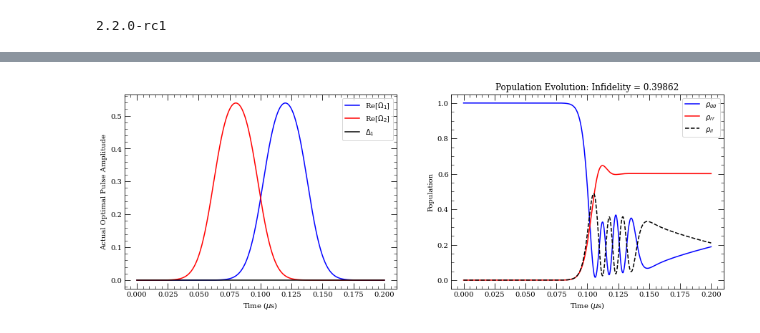
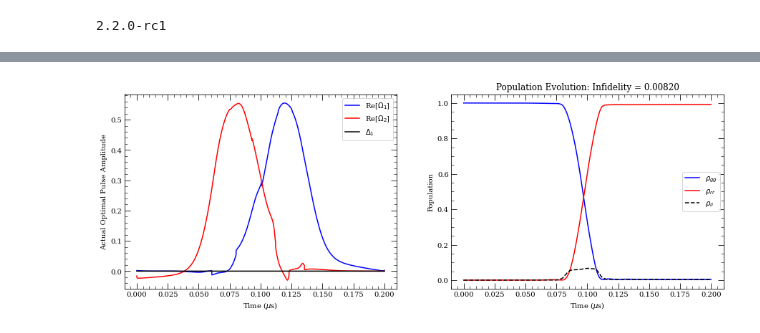
Before and after one commit to IQC-Numerical-Control-Engineering/Test, a Jupyter notebook: TF_GRAPE 3 Level_MESolve.ipynb, the cells around one changed output, grey strips where cells are left out. Saved outputs shown, nothing was run; the diff lists cells and outputs as text; code cells hidden in the pictures.

```diff
--- a/TF_GRAPE 3 Level_MESolve.ipynb
+++ b/TF_GRAPE 3 Level_MESolve.ipynb
@@ -357,8 +372,7 @@ def MEsolve_5lvl_t(time, argsME5lvl):
     H2 = -1/2 * Rabi_2 * (sig_ir + sig_ir.dag())
 
     ####TEST
-    # H = [H0, [H0_Delta, Delta_1_Pulse], [H1, Rabi_1_Pulse], [H2, Rabi_2_Pulse]]
-    H = [H0, [H1, Rabi_1_Pulse], [H2, Rabi_2_Pulse]]
+    H = [H0, [H0_Delta, Delta_1_Pulse], [H1, Rabi_1_Pulse], [H2, Rabi_2_Pulse]]
 
     #Solve master equation (ME): (4 level system) with time dependent phases on each Rabi frequency
     result = mesolve(H, psi0, time,  Decay_ops, [sig_rr, sig_ii, sig_gg], args = args) #Finds expectation of p_rr and p_ii and p_gg
@@ -368,48 +382,48 @@ def Rabi_Pulse_Gaussian_2_tanh(t, args):
     return 1/np.sqrt(2) * np.tanh(np.exp(-(t - args['t_f']/2 + args['tau']/2)**2/(args['sigma']**2)))
 def Rabi_Pulse_Gaussian_1_tanh(t, args):
     return 1/np.sqrt(2) * np.tanh(np.exp(-(t - args['t_f']/2 - args['tau']/2)**2/(args['sigma']**2)))
-args_pulses = {'Rabi_01': Rabi_1, 'Rabi_02': Rabi_2, 't_f': t_f, 'tau': tau, 'sigma': sigma, 'Delta_1': Delta_1} #Blue Rabi_1
+args_pulses = {'Rabi_01': Rabi_1, 'Rabi_02': Rabi_2, 't_f': t_f, 'tau': tau, 'sigma': sigma, 'Delta_1': Delta_1}
 
 #Set actual pulse amplitudes (tanh(ctrl_amplitudes))
-Rabi_1_Pulse_opt = 1/np.sqrt(2) * np.tanh(ctrl_amplitudes_initial[:,1])
+Rabi_1_Pulse_opt = 1/np.sqrt(2) * np.tanh(ctrl_amplitudes_final[:,1])
 Rabi_1_Pulse_opt_S = Cubic_Spline(tlist[0], tlist[-1], Rabi_1_Pulse_opt) #interpolated data for time evolution
 
-Rabi_2_Pulse_opt = 1/np.sqrt(2) * np.tanh(ctrl_amplitudes_initial[:,3])
+Rabi_2_Pulse_opt = 1/np.sqrt(2) * np.tanh(ctrl_amplitudes_final[:,3])
 Rabi_2_Pulse_opt_S = Cubic_Spline(tlist[0], tlist[-1], Rabi_2_Pulse_opt)
 
-Delta_1_opt = 1/np.sqrt(2) * np.tanh(ctrl_amplitudes_initial[:,0])
+Delta_1_opt = 1/np.sqrt(2) * np.tanh(ctrl_amplitudes_final[:,0])
 Delta_1_opt_S = Cubic_Spline(tlist[0], tlist[-1], Delta_1_opt)
 
 ####TEST
-# argsME5lvl = [Rabi_1_Pulse_opt_S, Rabi_2_Pulse_opt_S, Delta_1_opt_S, del_total, Gamma_ig, Gamma_ri, Gamma_rrp, Gamma_rgp]
-argsME5lvl = [args_pulses, Rabi_Pulse_Gaussian_1_tanh, Rabi_Pulse_Gaussian_2_tanh, Delta_1, del_total, Gamma_ig, Gamma_ri, Gamma_rrp, Gamma_rgp]
+argsME5lvl = [args_pulses, Rabi_1_Pulse_opt_S, Rabi_2_Pulse_opt_S, Delta_1_opt_S, del_total, Gamma_ig, Gamma_ri, Gamma_rrp, Gamma_rgp]
+# argsME5lvl = [args_pulses, Rabi_Pulse_Gaussian_1_tanh, Rabi_Pulse_Gaussian_2_tanh, Delta_1, del_total, Gamma_ig, Gamma_ri, Gamma_rrp, Gamma_rgp]
 
 #Plot pulse shape:
 fig, (ax1, ax2) = plt.subplots(1, 2,figsize=(15,5))
-ax1.plot(tlist/us, Rabi_Pulse_Gaussian_1_tanh(tlist, args_pulses), 'b', label = r'Re[$\Omega_1$]')
-ax1.plot(tlist/us, Rabi_Pulse_Gaussian_2_tanh(tlist, args_pulses), 'r', label = r'Re[$\Omega_2$]')
-ax1.plot(tlist/us, Delta_1_opt_S(tlist), 'k', label = r'$\Delta_1$')
+ax1.plot(tlist/us, Rabi_1_Pulse_opt, 'b', label = r'Re[$\Omega_1$]')
+ax1.plot(tlist/us, Rabi_2_Pulse_opt, 'r', label = r'Re[$\Omega_2$]')
+ax1.plot(tlist/us, Delta_1_opt, 'k', label = r'$\Delta_1$')
 
 ax1.set_xlabel(r'Time ($\mu$s)');
 ax1.set_ylabel(r'Actual Optimal Pulse Amplitude');
 
 ax1.legend();
 
 # #Solve Master Equation:
 result = MEsolve_5lvl_t(tlist, argsME5lvl)
 p_rr = result.expect[0]
 p_ii = result.expect[1]
 p_gg = result.expect[2]
 
 #Plot population evolution:
 ax2.plot(tlist/us, p_gg, 'b', label = r'$\rho_{gg}$')
 ax2.plot(tlist/us, p_rr, 'r', label = r'$\rho_{rr}$')
 ax2.plot(tlist/us, p_ii, 'k--', label = r'$\rho_{ii}$')
 
 ax2.set_xlabel(r'Time ($\mu$s)');
 ax2.set_ylabel(r'Population');
 ax2.set_title(r'Population Evolution: Infidelity = %.5f' %(1 - p_rr[-1]));
 
 ax2.legend();
 # %% [output]
-[figure, old version]
+[figure, new version]
```
Also changed, not shown: parts of 1 cell of this notebook.
